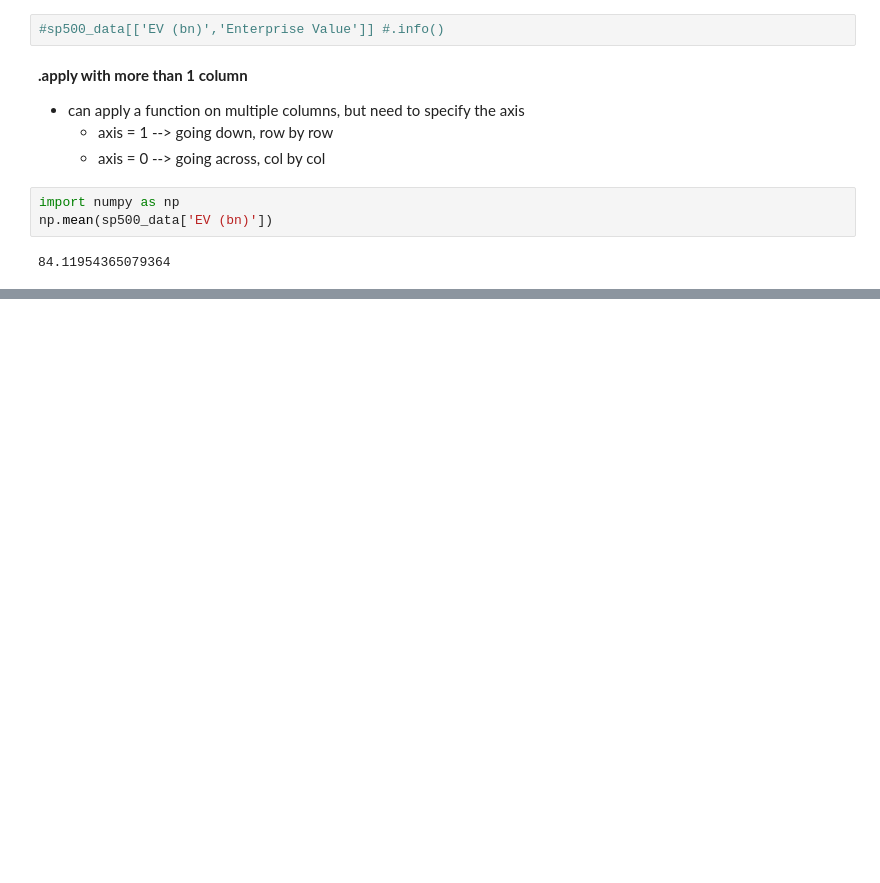
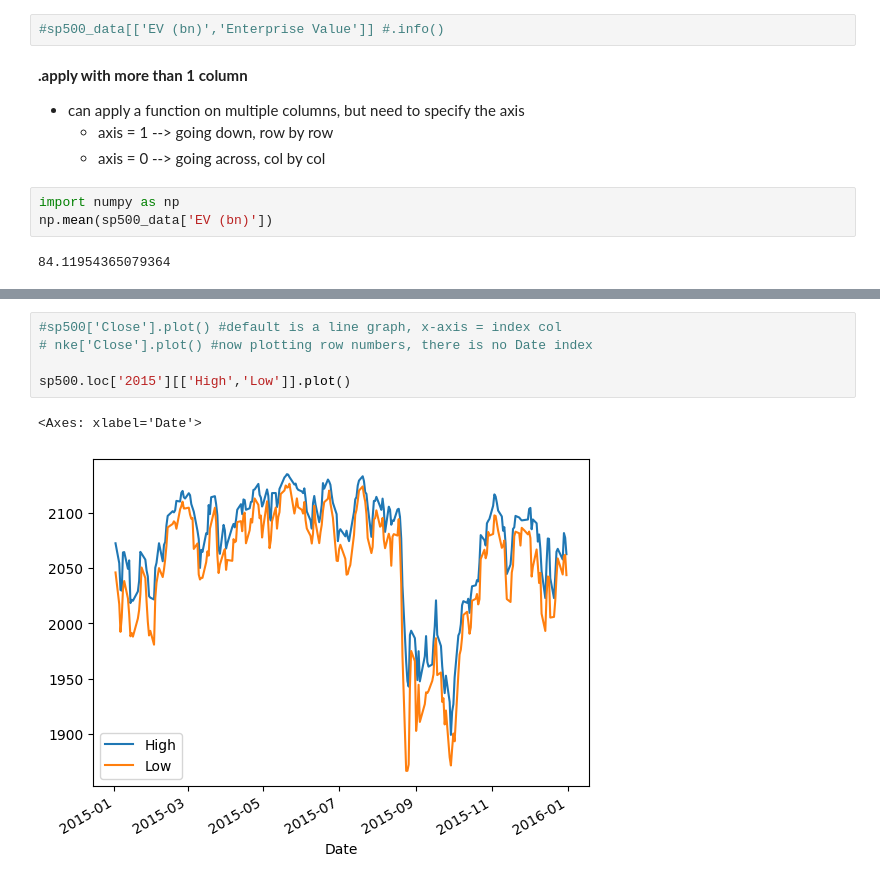
Before and after one commit to TheMarqueeGroup/JPM_DS_Oct2023, a Jupyter notebook: NotesDay2_NAMR.ipynb, the cells around one changed output, grey strips where cells are left out. Drawn from its saved outputs; the diff is of its cells as text; blank space fills up the shorter version.

```diff
--- a/NotesDay2_NAMR.ipynb
+++ b/NotesDay2_NAMR.ipynb
@@ -169,0 +197,8 @@ Length: 1260, dtype: float64
+# %%
+#sp500['Close'].plot() #default is a line graph, x-axis = index col
+# nke['Close'].plot() #now plotting row numbers, there is no Date index
+
+sp500.loc['2015'][['High','Low']].plot()
+# %% [output]
+<Axes: xlabel='Date'>
+[figure, added]
```
Also changed, not shown: parts of 76 cells of this notebook.
